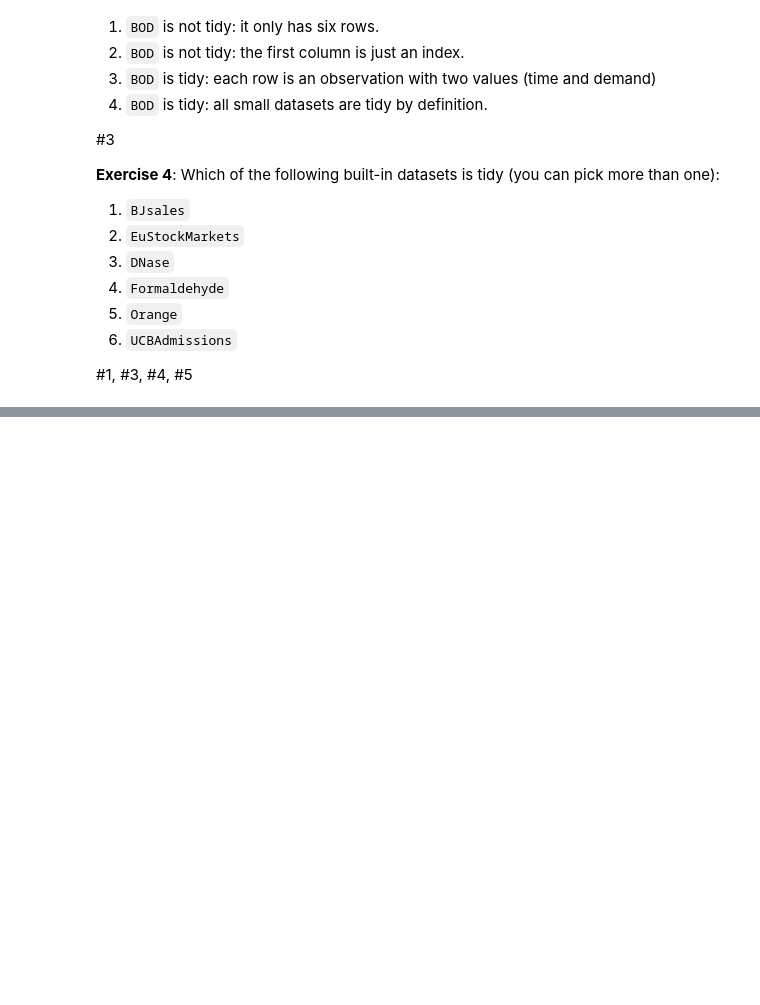
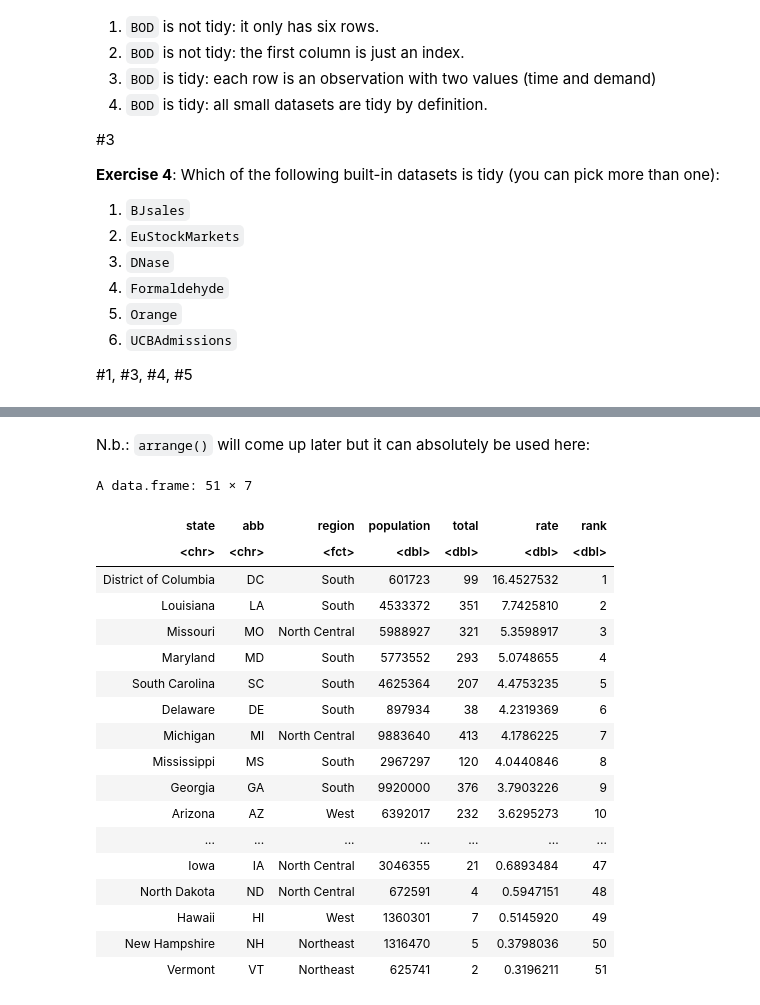
Before and after one commit to readyready15728/data-wrangling-and-visualization-with-r, a Jupyter notebook: 04_the_tidyverse/04_the_tidyverse.ipynb, the cells around one changed output, grey strips where cells are left out. Drawn from its saved outputs; the diff is of its cells as text; code cells hidden in the pictures; blank space fills up the shorter version.

```diff
--- a/04_the_tidyverse/04_the_tidyverse.ipynb
+++ b/04_the_tidyverse/04_the_tidyverse.ipynb
@@ -105,0 +114,3 @@ Here there are multiple observations on each row as the `year` variable is distr
+# %%
+murders <- mutate(murders, rate = total / population * 10^5)
+head(murders)
@@ -105,0 +260,3 @@ Here there are multiple observations on each row as the `year` variable is distr
+# %%
+murders <- mutate(murders, rate = total / population * 10^5)
+head(murders)
@@ -105,0 +275,3 @@ Here there are multiple observations on each row as the `year` variable is distr
+# %%
+murders <- mutate(murders, rank = rank(-rate))
+head(murders)
@@ -105,0 +288,24 @@ Here there are multiple observations on each row as the `year` variable is distr
+# %% [markdown]
+N.b.: `arrange()` will come up later but it can absolutely be used here:
+# %%
+arrange(murders, rank)
+# %% [output]
+A data.frame: 51 × 7
+| state | abb | region | population | total | rate | rank |
+| <chr> | <chr> | <fct> | <dbl> | <dbl> | <dbl> | <dbl> |
+| District of Columbia | DC | South | 601723 | 99 | 16.4527532 | 1 |
+| Louisiana | LA | South | 4533372 | 351 | 7.7425810 | 2 |
+| Missouri | MO | North Central | 5988927 | 321 | 5.3598917 | 3 |
+| Maryland | MD | South | 5773552 | 293 | 5.0748655 | 4 |
+| South Carolina | SC | South | 4625364 | 207 | 4.4753235 | 5 |
+| Delaware | DE | South | 897934 | 38 | 4.2319369 | 6 |
+| Michigan | MI | North Central | 9883640 | 413 | 4.1786225 | 7 |
+| Mississippi | MS | South | 2967297 | 120 | 4.0440846 | 8 |
+| Georgia | GA | South | 9920000 | 376 | 3.7903226 | 9 |
+| Arizona | AZ | West | 6392017 | 232 | 3.6295273 | 10 |
+| ... | ... | ... | ... | ... | ... | ... |
+| Iowa | IA | North Central | 3046355 | 21 | 0.6893484 | 47 |
+| North Dakota | ND | North Central | 672591 | 4 | 0.5947151 | 48 |
+| Hawaii | HI | West | 1360301 | 7 | 0.5145920 | 49 |
+| New Hampshire | NH | Northeast | 1316470 | 5 | 0.3798036 | 50 |
+| Vermont | VT | Northeast | 625741 | 2 | 0.3196211 | 51 |
```
Also changed, not shown: parts of 34 cells of this notebook.
